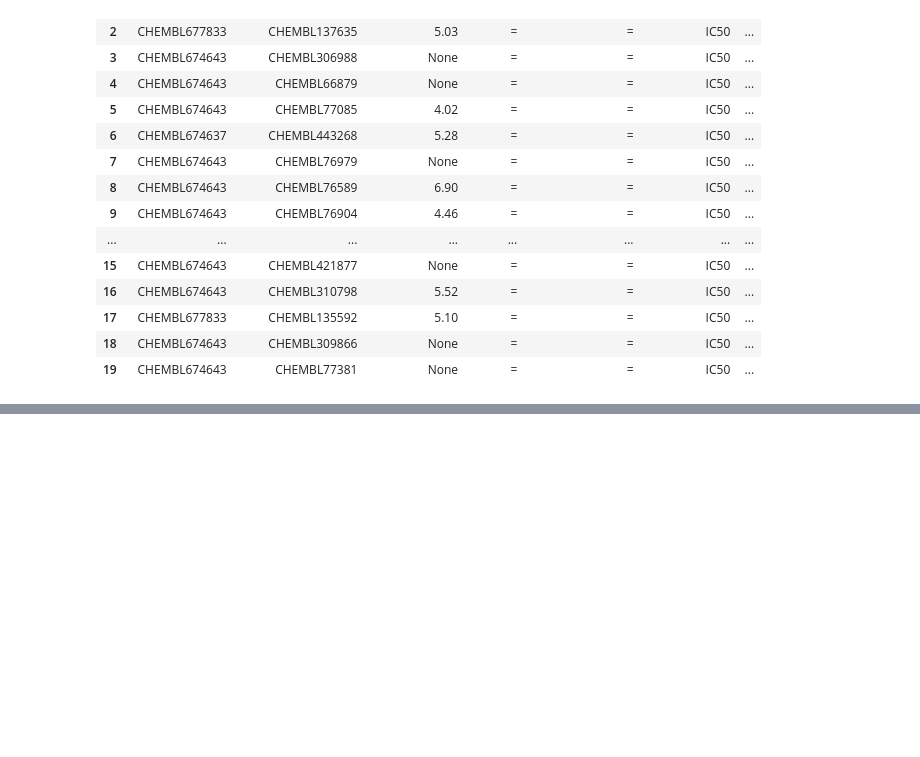
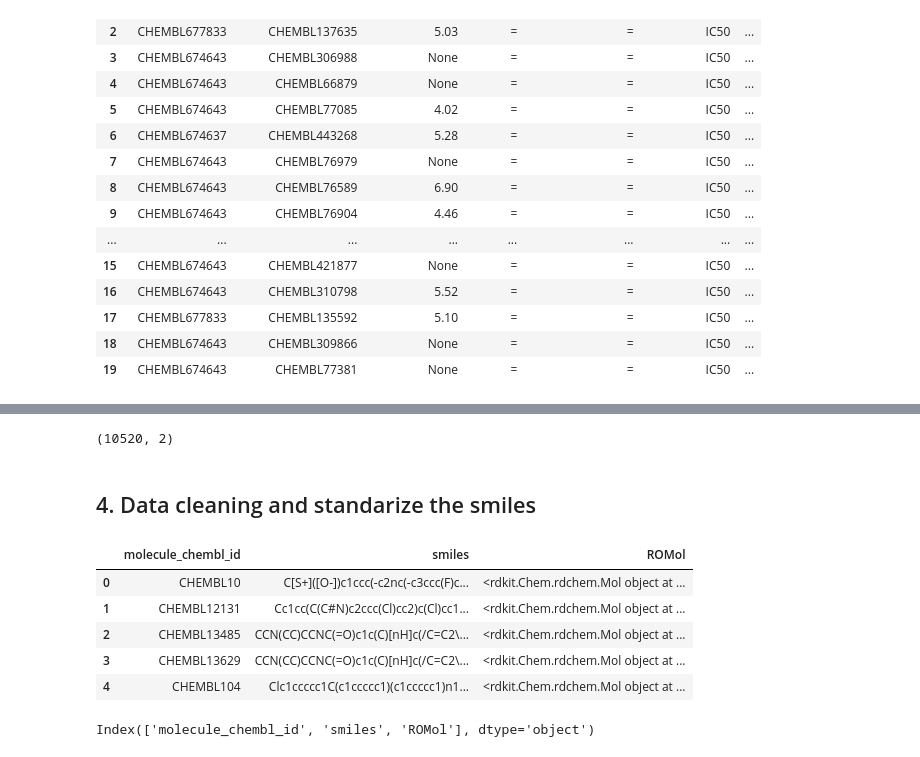
Before and after one commit to Ankit-kumar91/egfr-pic50-prediction, a Jupyter notebook: notebooks/01_data_curation.ipynb, the cells around one changed output, grey strips where cells are left out. Cells and saved outputs as stored; diff of their text form; code cells hidden in the pictures; blank space fills up the shorter version.

```diff
--- a/notebooks/01_data_curation.ipynb
+++ b/notebooks/01_data_curation.ipynb
@@ -233,0 +227,6 @@ len(df_mol)
+# %%
+df_mol.shape
+# %% [output]
+(10520, 2)
+# %% [markdown]
+## 4. Data cleaning and standarize the smiles
@@ -233,0 +238,19 @@ len(df_mol)
+# %%
+# 1. Drop missing SMILES
+df_mol = df_mol.dropna(subset=['canonical_smiles'])
+
+# 2. Quick RDKit validation + canonicalization (catches any parse issues)
+from rdkit import Chem
+
+def quick_canonicalize(smiles):
+    try:
+        mol = Chem.MolFromSmiles(smiles)
+        return Chem.MolToSmiles(mol, canonical=True) if mol else None
+    except:
+        return None
+
+df_mol['smiles'] = df_mol['canonical_smiles'].apply(quick_canonicalize)
+df_mol = df_mol.dropna(subset=['smiles'])
+
+# 3. Remove structural duplicates
+df_mol = df_mol.drop_duplicates('smiles')
@@ -233,0 +259,2 @@ len(df_mol)
+# %%
+df_mol = df_mol[['molecule_chembl_id', 'smiles']]
@@ -233,0 +266,13 @@ len(df_mol)
+# %%
+df_mol.head()
+# %% [output]
+|  | molecule_chembl_id | smiles | ROMol |
+| 0 | CHEMBL10 | C[S+]([O-])c1ccc(-c2nc(-c3ccc(F)c... | <rdkit.Chem.rdchem.Mol object at ... |
+| 1 | CHEMBL12131 | Cc1cc(C(C#N)c2ccc(Cl)cc2)c(Cl)cc1... | <rdkit.Chem.rdchem.Mol object at ... |
+| 2 | CHEMBL13485 | CCN(CC)CCNC(=O)c1c(C)[nH]c(/C=C2\... | <rdkit.Chem.rdchem.Mol object at ... |
+| 3 | CHEMBL13629 | CCN(CC)CCNC(=O)c1c(C)[nH]c(/C=C2\... | <rdkit.Chem.rdchem.Mol object at ... |
+| 4 | CHEMBL104 | Clc1ccccc1C(c1ccccc1)(c1ccccc1)n1... | <rdkit.Chem.rdchem.Mol object at ... |
+# %%
+df_mol.columns
+# %% [output]
+Index(['molecule_chembl_id', 'smiles', 'ROMol'], dtype='object')
```
Also changed, not shown: parts of 51 cells of this notebook, 2 other files.
